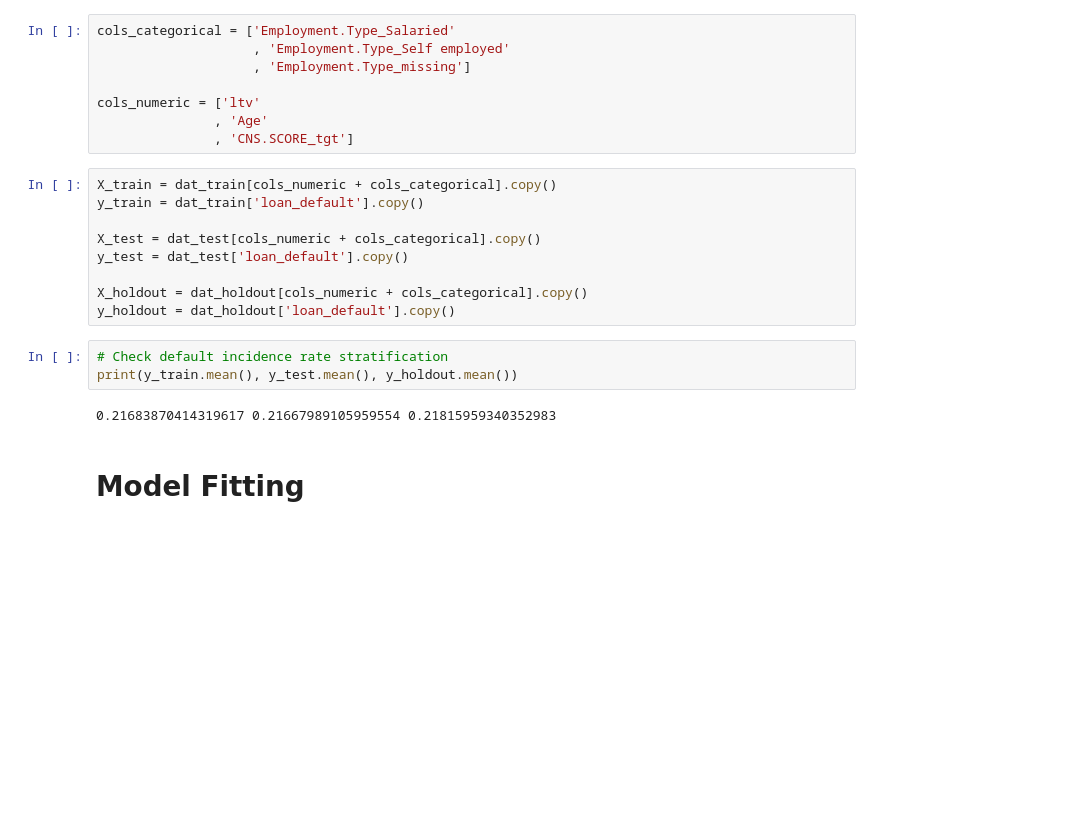
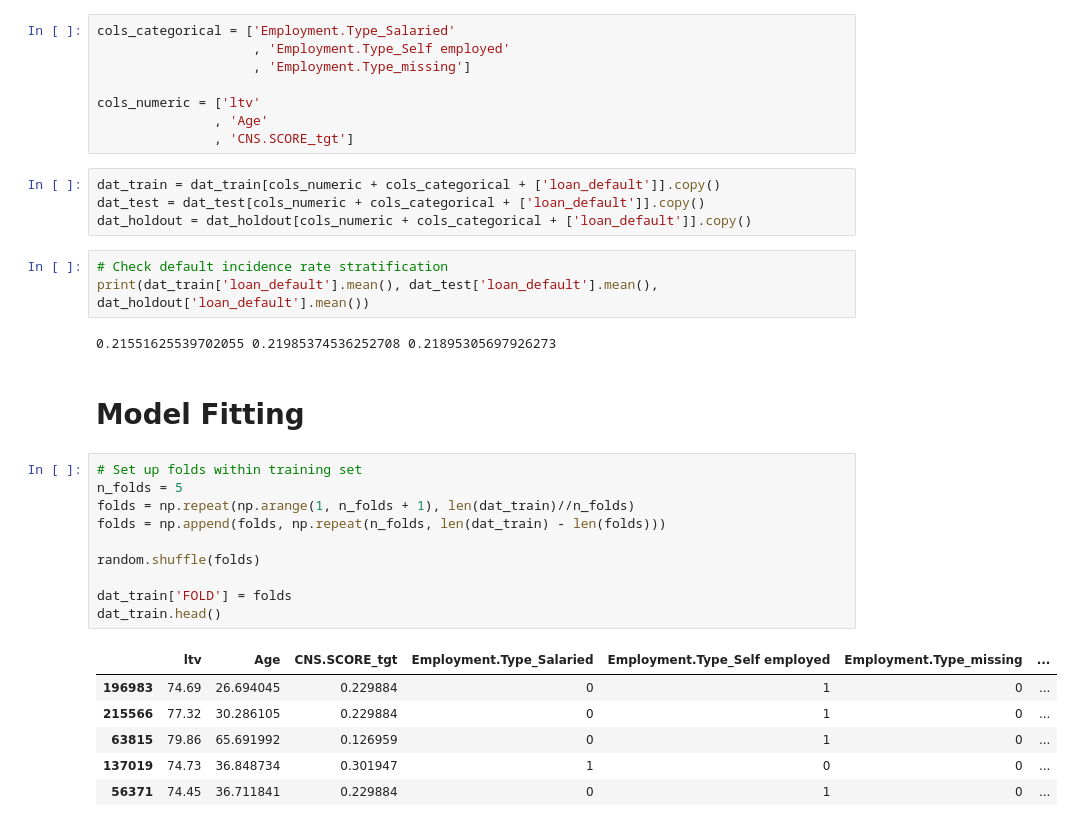
Before and after one commit to Catalysta/VehicleLoanDefault, a Jupyter notebook: src/VehicleLoanDefault.ipynb, the cells around one changed output. Saved outputs shown, nothing was run; the diff lists cells and outputs as text; blank space fills up the shorter version.

Commit message:
set up folds for CV

```diff
--- a/src/VehicleLoanDefault.ipynb
+++ b/src/VehicleLoanDefault.ipynb
@@ -297,18 +299,30 @@ cols_numeric = ['ltv'
                , 'Age'
                , 'CNS.SCORE_tgt']
 # %%
-X_train = dat_train[cols_numeric + cols_categorical].copy()
-y_train = dat_train['loan_default'].copy()
-
-X_test = dat_test[cols_numeric + cols_categorical].copy()
-y_test = dat_test['loan_default'].copy()
-
-X_holdout = dat_holdout[cols_numeric + cols_categorical].copy()
-y_holdout = dat_holdout['loan_default'].copy()
+dat_train = dat_train[cols_numeric + cols_categorical + ['loan_default']].copy()
+dat_test = dat_test[cols_numeric + cols_categorical + ['loan_default']].copy()
+dat_holdout = dat_holdout[cols_numeric + cols_categorical + ['loan_default']].copy()
 # %%
 # Check default incidence rate stratification
-print(y_train.mean(), y_test.mean(), y_holdout.mean())
+print(dat_train['loan_default'].mean(), dat_test['loan_default'].mean(), dat_holdout['loan_default'].mean())
 # %% [output]
-0.21683870414319617 0.21667989105959554 0.21815959340352983
+0.21551625539702055 0.21985374536252708 0.21895305697926273
 # %% [markdown]
 # Model Fitting
+# %%
+# Set up folds within training set
+n_folds = 5
+folds = np.repeat(np.arange(1, n_folds + 1), len(dat_train)//n_folds)
+folds = np.append(folds, np.repeat(n_folds, len(dat_train) - len(folds)))
+
+random.shuffle(folds)
+
+dat_train['FOLD'] = folds
+dat_train.head()
+# %% [output]
+|  | ltv | Age | CNS.SCORE_tgt | Employment.Type_Salaried | Employment.Type_Self employed | Employment.Type_missing | ... |
+| 196983 | 74.69 | 26.694045 | 0.229884 | 0 | 1 | 0 | ... |
+| 215566 | 77.32 | 30.286105 | 0.229884 | 0 | 1 | 0 | ... |
+| 63815 | 79.86 | 65.691992 | 0.126959 | 0 | 1 | 0 | ... |
+| 137019 | 74.73 | 36.848734 | 0.301947 | 1 | 0 | 0 | ... |
+| 56371 | 74.45 | 36.711841 | 0.229884 | 0 | 1 | 0 | ... |
```
Also changed, not shown: parts of 7 cells of this notebook.
